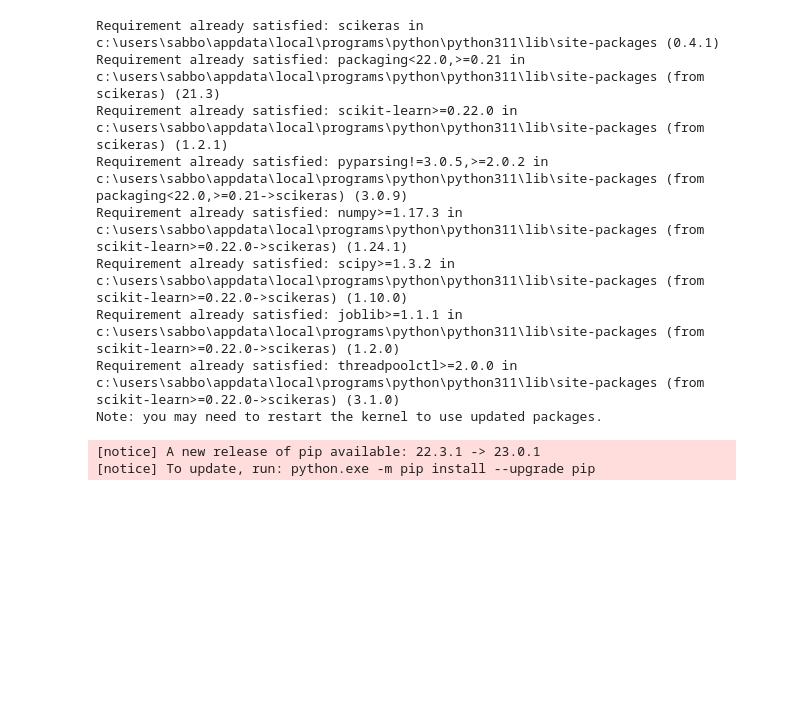
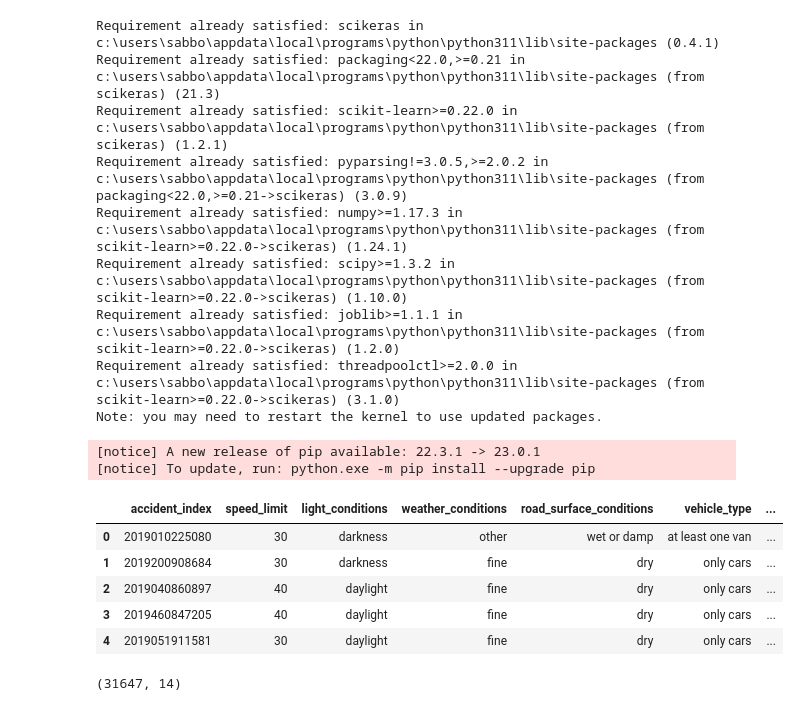
Before and after one commit to sabboshachi/my_Projects, a Jupyter notebook: Machine Learning Projects/02. Predicting the Severity of Road Accidents in the UK/Code/main.ipynb, the cells around one changed output. Drawn from its saved outputs; the diff is of its cells as text; code cells hidden in the pictures; blank space fills up the shorter version.

Commit message:
data preprocessing

```diff
--- a/Machine Learning Projects/02. Predicting the Severity of Road Accidents in the UK/Code/main.ipynb
+++ b/Machine Learning Projects/02. Predicting the Severity of Road Accidents in the UK/Code/main.ipynb
@@ -56,3 +56,12 @@ def pretty_print_df(value_counts_):
   display(HTML(pd.DataFrame(value_counts_).to_html()))
 # %%
 data = pd.read_csv('../DataSet/OPTION1_uk_road_accident_2019_coursework_final.csv')
+# %%
+data.head()
+# %% [output]
+|  | accident_index | speed_limit | light_conditions | weather_conditions | road_surface_conditions | vehicle_type | ... |
+| 0 | 2019010225080 | 30 | darkness | other | wet or damp | at least one van | ... |
+| 1 | 2019200908684 | 30 | darkness | fine | dry | only cars | ... |
+| 2 | 2019040860897 | 40 | daylight | fine | dry | only cars | ... |
+| 3 | 2019460847205 | 40 | daylight | fine | dry | only cars | ... |
+| 4 | 2019051911581 | 30 | daylight | fine | dry | only cars | ... |
@@ -58,0 +70,4 @@ data = pd.read_csv('../DataSet/OPTION1_uk_road_accident_2019_coursework_final.cs
+# %%
+WorkingData.shape
+# %% [output]
+(31647, 14)
```
Also changed, not shown: parts of 10 cells of this notebook.
